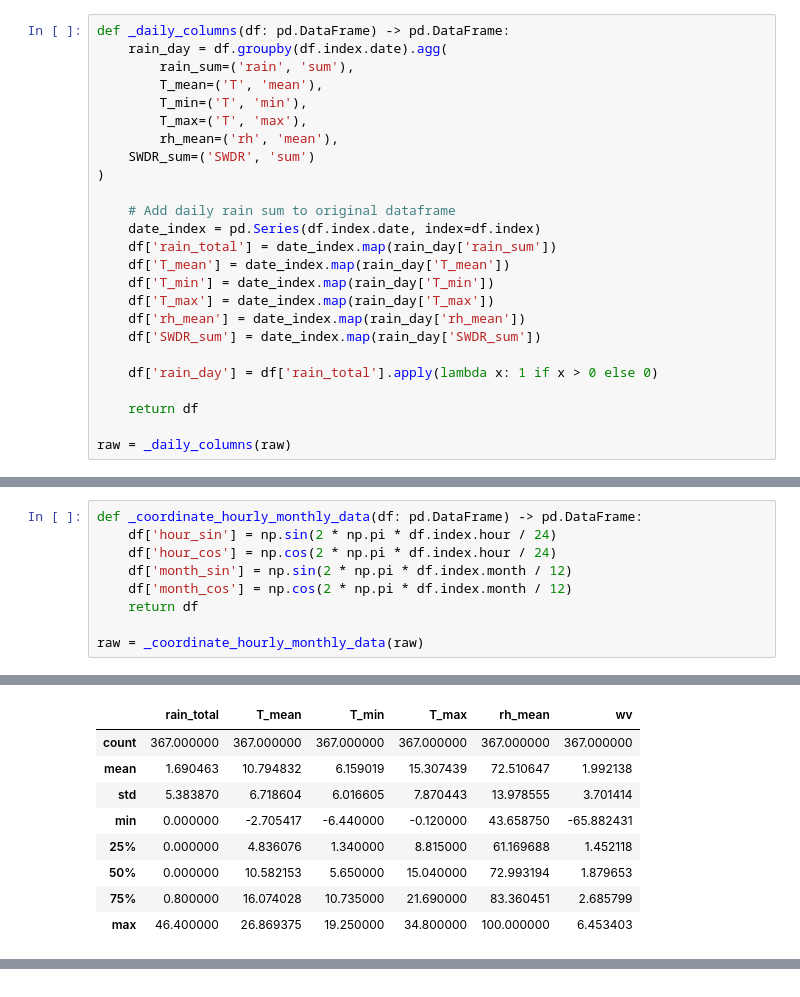
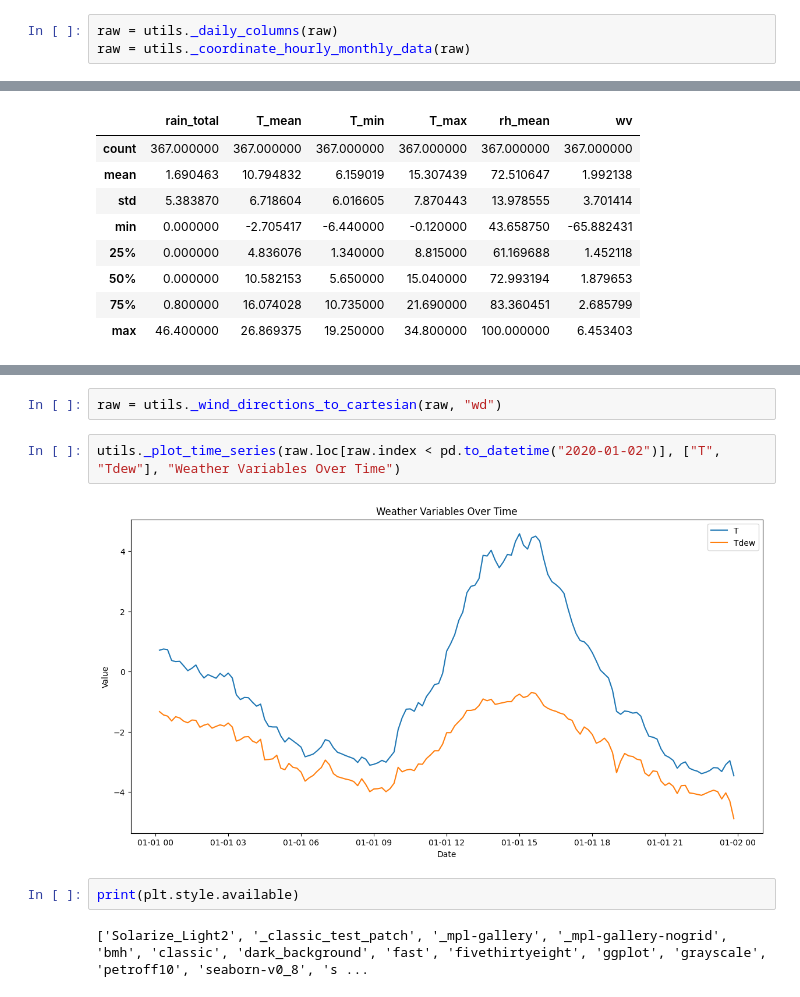
Before and after one commit to pelabdang/weather-forecasting-timeseries, a Jupyter notebook: notebooks/exploratory/01_data_overview.ipynb, the cells around one changed output, grey strips where cells are left out. Drawn from its saved outputs; the diff is of its cells as text.

```diff
--- a/notebooks/exploratory/01_data_overview.ipynb
+++ b/notebooks/exploratory/01_data_overview.ipynb
@@ -153,25 +66,3 @@ display(top_corr)
 # %%
-def _daily_columns(df: pd.DataFrame) -> pd.DataFrame:
-    rain_day = df.groupby(df.index.date).agg(
-        rain_sum=('rain', 'sum'),
-        T_mean=('T', 'mean'),
-        T_min=('T', 'min'),
-        T_max=('T', 'max'),
-        rh_mean=('rh', 'mean'),
-    SWDR_sum=('SWDR', 'sum')
-)
-
-    # Add daily rain sum to original dataframe
-    date_index = pd.Series(df.index.date, index=df.index)
-    df['rain_total'] = date_index.map(rain_day['rain_sum'])
-    df['T_mean'] = date_index.map(rain_day['T_mean'])
-    df['T_min'] = date_index.map(rain_day['T_min'])
-    df['T_max'] = date_index.map(rain_day['T_max'])
-    df['rh_mean'] = date_index.map(rain_day['rh_mean'])
-    df['SWDR_sum'] = date_index.map(rain_day['SWDR_sum'])
-
-    df['rain_day'] = df['rain_total'].apply(lambda x: 1 if x > 0 else 0)
-
-    return df
-
-raw = _daily_columns(raw)
+raw = utils._daily_columns(raw)
+raw = utils._coordinate_hourly_monthly_data(raw)
@@ -193,12 +69,3 @@ raw = _daily_columns(raw)
-# %%
-def _coordinate_hourly_monthly_data(df: pd.DataFrame) -> pd.DataFrame:
-    df['hour_sin'] = np.sin(2 * np.pi * df.index.hour / 24)
-    df['hour_cos'] = np.cos(2 * np.pi * df.index.hour / 24)
-    df['month_sin'] = np.sin(2 * np.pi * df.index.month / 12)
-    df['month_cos'] = np.cos(2 * np.pi * df.index.month / 12)
-    return df
-
-raw = _coordinate_hourly_monthly_data(raw)
 # %%
 raw.resample('D').mean().describe()[['rain_total', 'T_mean', 'T_min', 'T_max', 'rh_mean', 'wv']]
 # %% [output]
@@ -238,0 +81,10 @@ column_descriptions = {
+# %%
+raw = utils._wind_directions_to_cartesian(raw, "wd")
+# %%
+utils._plot_time_series(raw.loc[raw.index < pd.to_datetime("2020-01-02")], ["T", "Tdew"], "Weather Variables Over Time")
+# %% [output]
+[figure, added]
+# %%
+print(plt.style.available)
+# %% [output]
+['Solarize_Light2', '_classic_test_patch', '_mpl-gallery', '_mpl-gallery-nogrid', 'bmh', 'classic', 'dark_background', 'fast', 'fivethirtyeight', 'ggplot', 'grayscale', 'petroff10', 'seaborn-v0_8', 's ...
```
Also changed, not shown: parts of 12 cells of this notebook, 5 other files.
